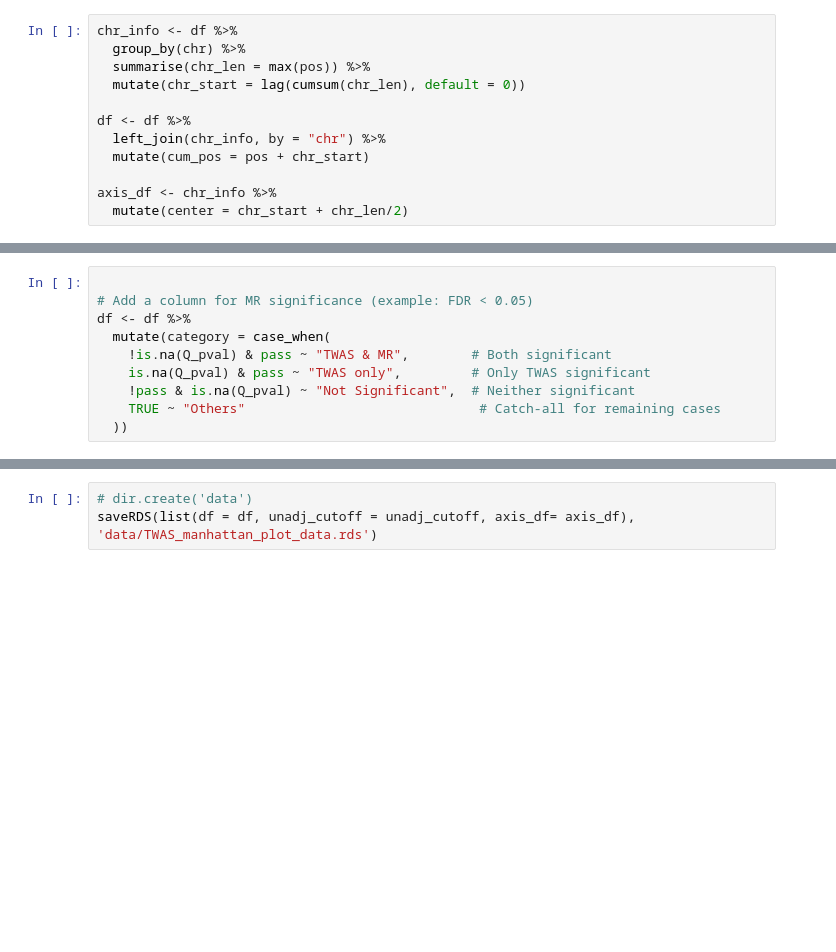
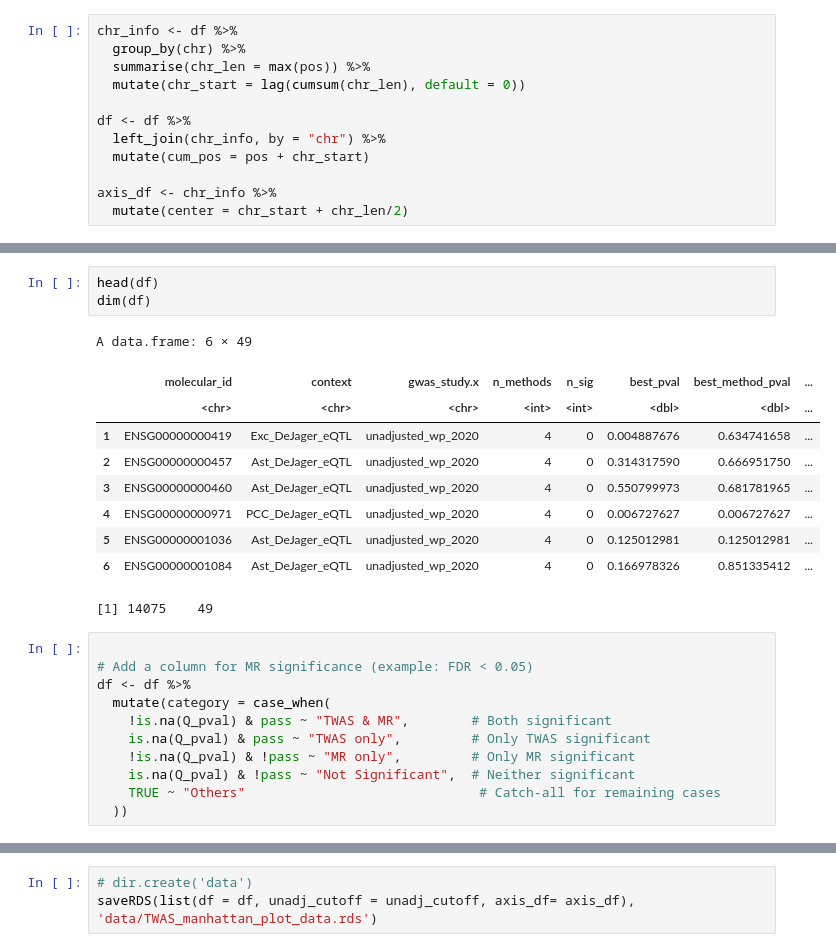
Before and after one commit to rl3328/motor_QTL_project, a Jupyter notebook: Data_analysis/TWAS/EDA/plots_preparation.ipynb, the cells around one changed output, grey strips where cells are left out. Cells and saved outputs as stored; diff of their text form; blank space fills up the shorter version.

```diff
--- a/Data_analysis/TWAS/EDA/plots_preparation.ipynb
+++ b/Data_analysis/TWAS/EDA/plots_preparation.ipynb
@@ -268,3 +298,17 @@ A data.frame: 0 × 3
+# %%
+head(df)
+dim(df)
+# %% [output]
+A data.frame: 6 × 49
+|  | molecular_id | context | gwas_study.x | n_methods | n_sig | best_pval | best_method_pval | ... |
+|  | <chr> | <chr> | <chr> | <int> | <int> | <dbl> | <dbl> | ... |
+| 1 | ENSG00000000419 | Exc_DeJager_eQTL | unadjusted_wp_2020 | 4 | 0 | 0.004887676 | 0.634741658 | ... |
+| 2 | ENSG00000000457 | Ast_DeJager_eQTL | unadjusted_wp_2020 | 4 | 0 | 0.314317590 | 0.666951750 | ... |
+| 3 | ENSG00000000460 | Ast_DeJager_eQTL | unadjusted_wp_2020 | 4 | 0 | 0.550799973 | 0.681781965 | ... |
+| 4 | ENSG00000000971 | PCC_DeJager_eQTL | unadjusted_wp_2020 | 4 | 0 | 0.006727627 | 0.006727627 | ... |
+| 5 | ENSG00000001036 | Ast_DeJager_eQTL | unadjusted_wp_2020 | 4 | 0 | 0.125012981 | 0.125012981 | ... |
+| 6 | ENSG00000001084 | Ast_DeJager_eQTL | unadjusted_wp_2020 | 4 | 0 | 0.166978326 | 0.851335412 | ... |
+[1] 14075    49
 # %%
 
 # Add a column for MR significance (example: FDR < 0.05)
@@ -272,6 +316,7 @@ df <- df %>%
   mutate(category = case_when(
     !is.na(Q_pval) & pass ~ "TWAS & MR",        # Both significant
     is.na(Q_pval) & pass ~ "TWAS only",         # Only TWAS significant
-    !pass & is.na(Q_pval) ~ "Not Significant",  # Neither significant
+    !is.na(Q_pval) & !pass ~ "MR only",         # Only MR significant
+    is.na(Q_pval) & !pass ~ "Not Significant",  # Neither significant
     TRUE ~ "Others"                              # Catch-all for remaining cases
   ))
```
Also changed, not shown: parts of 26 cells of this notebook, 3 other files.
